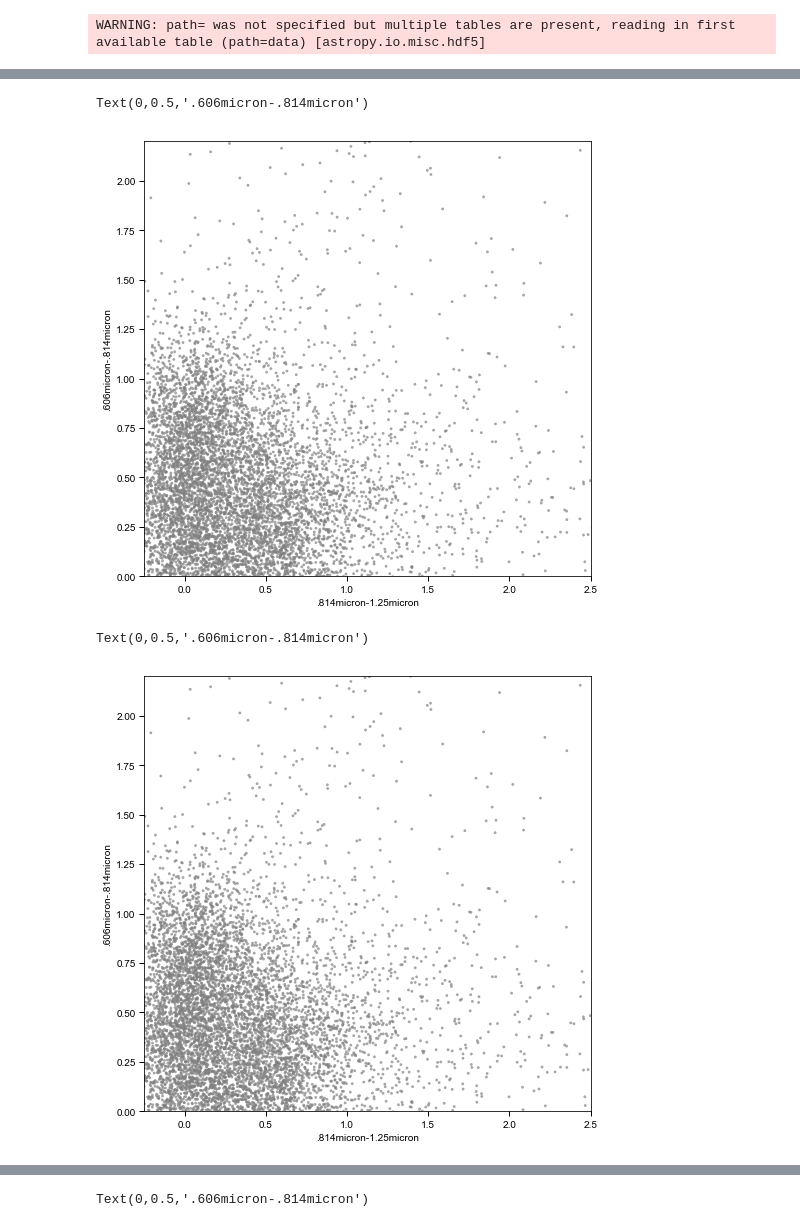
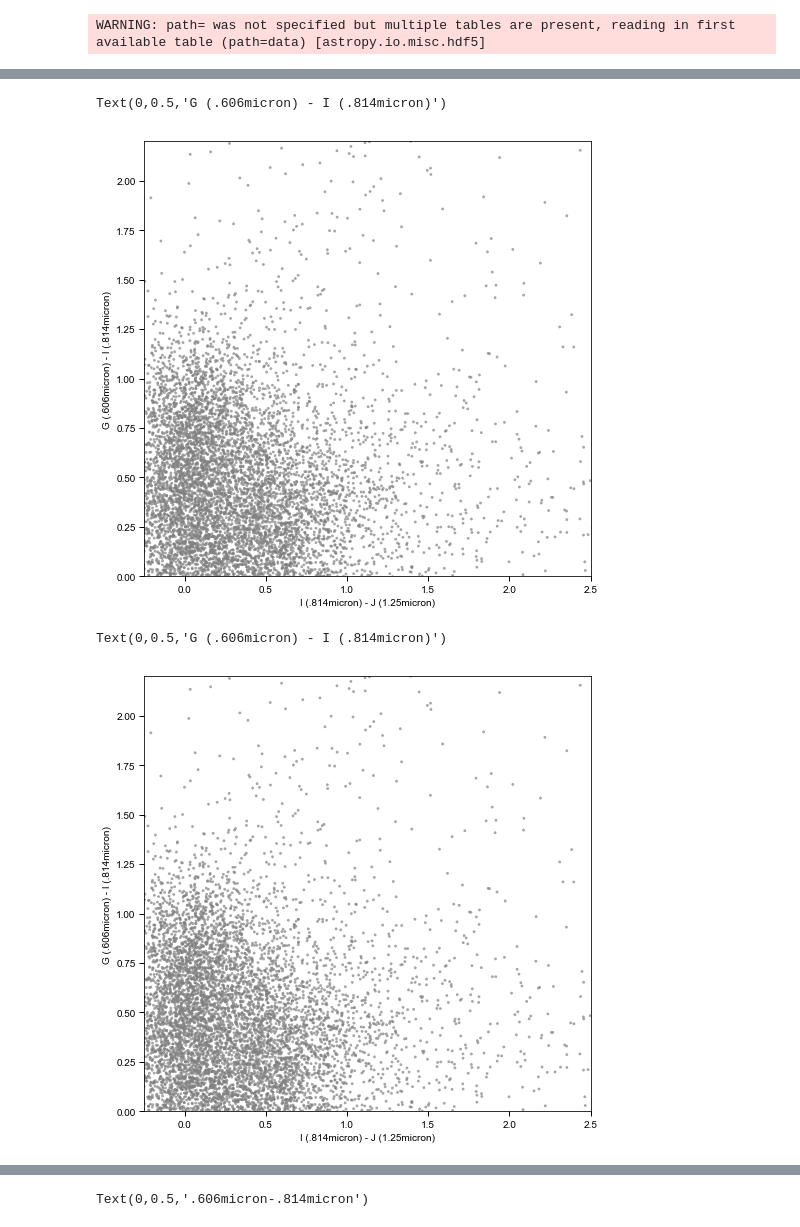
Before and after one commit to jztuan/SIP18, a Jupyter notebook: color_color_diagram_606_814_125-pt2.ipynb, the cells around one changed output, grey strips where cells are left out. Saved outputs shown, nothing was run; the diff lists cells and outputs as text; code cells hidden in the pictures.

```diff
--- a/color_color_diagram_606_814_125-pt2.ipynb
+++ b/color_color_diagram_606_814_125-pt2.ipynb
@@ -154,23 +154,23 @@ Text(0,0.5,'.606micron-.814micron')
 # %%
 fig=plt.figure(figsize=(8,8))
 plt.scatter(f606_f814_egs,f814_f125_egs,c='gray',edgecolors='none',s=8,alpha=0.7)
 plt.xlim(-0.25,2.5)
 plt.ylim(0,2.2)
-plt.xlabel('.814micron-1.25micron')
-plt.ylabel('.606micron-.814micron')
+plt.xlabel('I (.814micron) - J (1.25micron)')
+plt.ylabel('G (.606micron) - I (.814micron)')
 # %% [output]
-Text(0,0.5,'.606micron-.814micron')
+Text(0,0.5,'G (.606micron) - I (.814micron)')
-[figure, old version]
+[figure, new version]
 # %%
 fig=plt.figure(figsize=(8,8))
 plt.scatter(f606_f814_egs,f814_f125_egs,c='gray',edgecolors='none',s=8,alpha=0.7)
 plt.xlim(-0.25,2.5)
 plt.ylim(0,2.2)
-plt.xlabel('.814micron-1.25micron')
-plt.ylabel('.606micron-.814micron')
+plt.xlabel('I (.814micron) - J (1.25micron)')
+plt.ylabel('G (.606micron) - I (.814micron)')
 # %% [output]
-Text(0,0.5,'.606micron-.814micron')
+Text(0,0.5,'G (.606micron) - I (.814micron)')
-[figure, old version]
+[figure, new version]
 # %%
 fig=plt.figure(figsize=(8,8))
 plt.scatter(f606_f814_gdn,f814_f125_gdn,c='gray',edgecolors='none',s=8,alpha=0.7)
```
Also changed, not shown: parts of 2 cells of this notebook, 9 other files.
